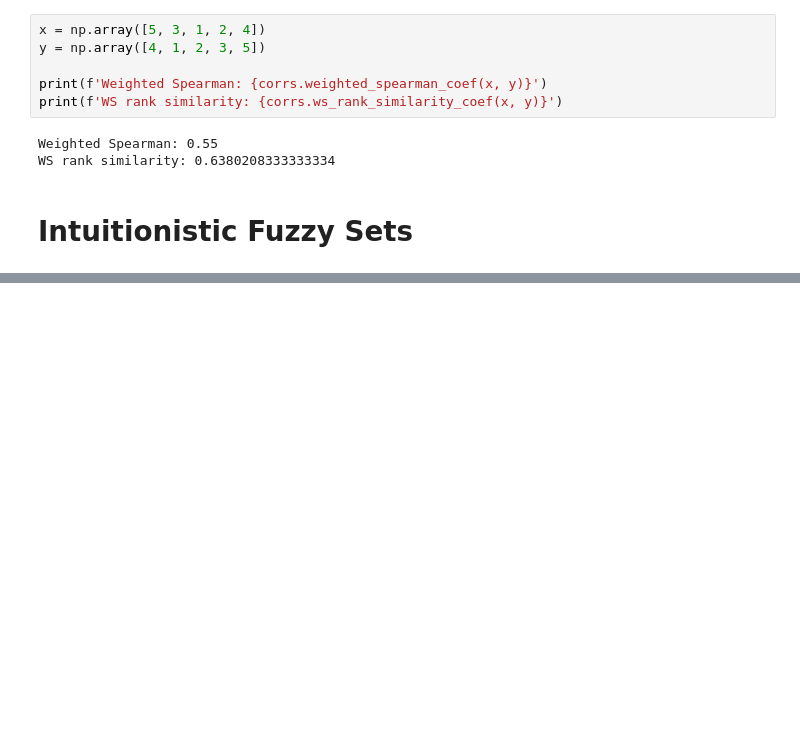
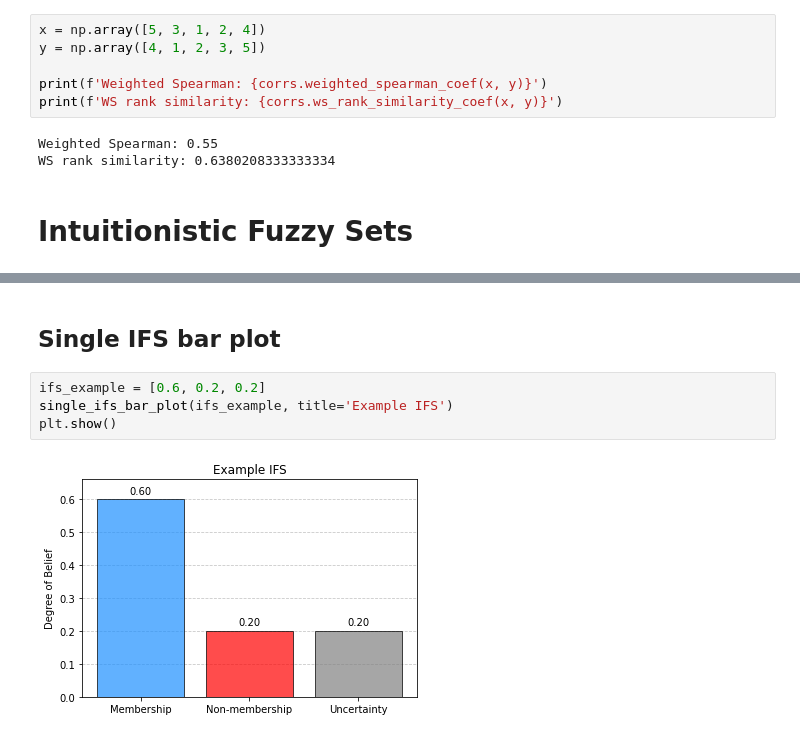
Before and after one commit to jwieckowski/pyifdm, a Jupyter notebook: examples/examples.ipynb, the cells around one changed output, grey strips where cells are left out. Saved outputs shown, nothing was run; the diff lists cells and outputs as text; blank space fills up the shorter version.

```diff
--- a/examples/examples.ipynb
+++ b/examples/examples.ipynb
@@ -724,0 +870,8 @@ print("Aggregated Result with Equal Weights:", aggregated_result_equal_weights)
+# %% [markdown]
+## Single IFS bar plot
+# %%
+ifs_example = [0.6, 0.2, 0.2]
+single_ifs_bar_plot(ifs_example, title='Example IFS')
+plt.show()
+# %% [output]
+[figure, added]
```
Also changed, not shown: parts of 36 cells of this notebook, 22 other files.
